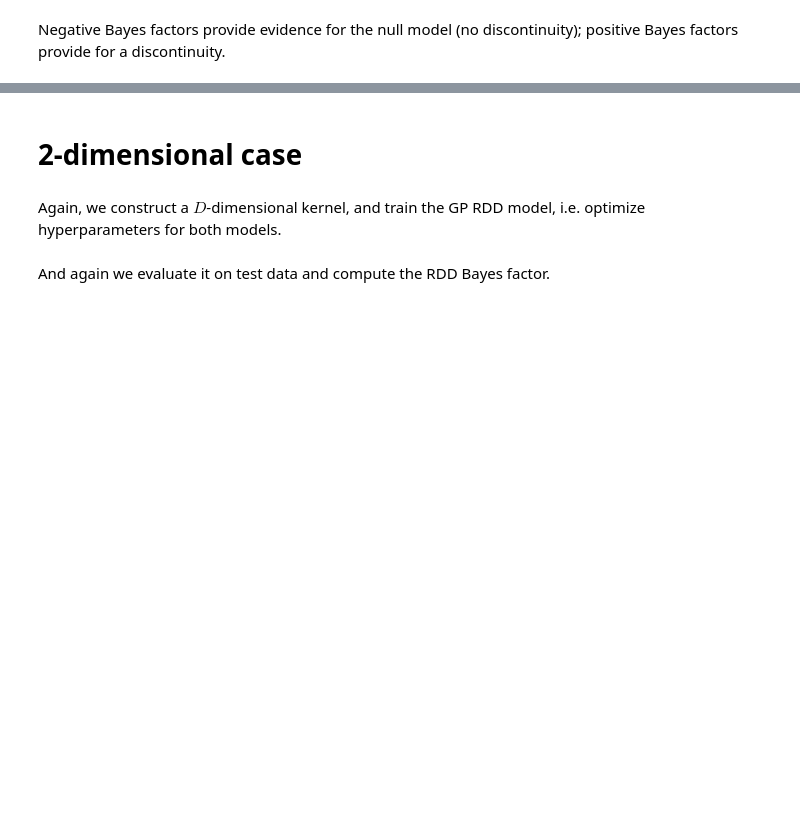
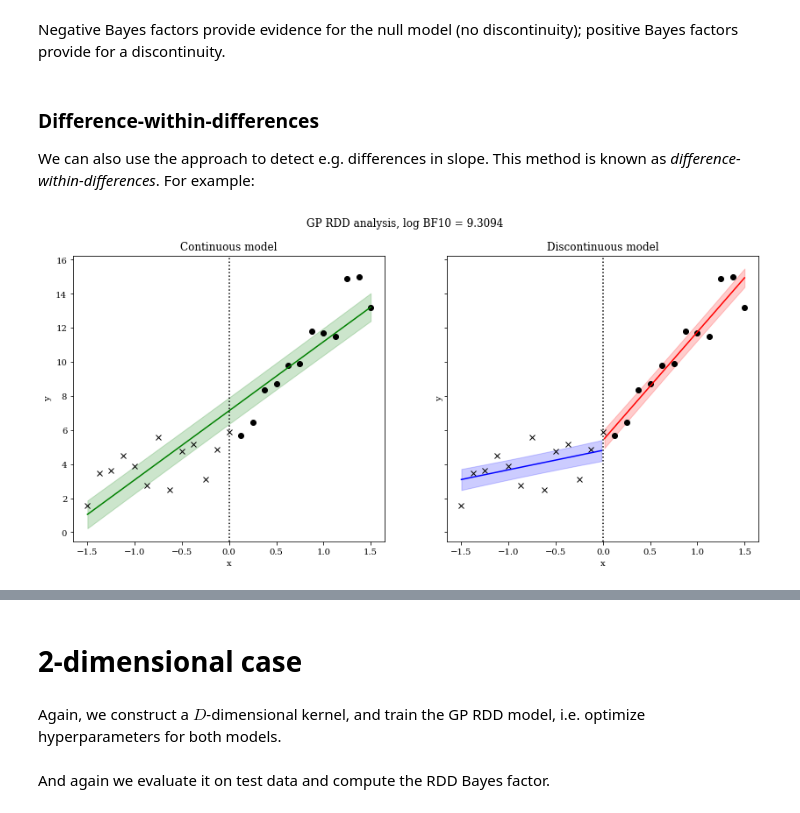
Before and after one commit to mhinne/GPRDD, a Jupyter notebook: GPRDD_notebook.ipynb, the cells around one changed output, grey strips where cells are left out. Saved outputs shown, nothing was run; the diff lists cells and outputs as text; code cells hidden in the pictures; blank space fills up the shorter version.

```diff
--- a/GPRDD_notebook.ipynb
+++ b/GPRDD_notebook.ipynb
@@ -69,2 +72,27 @@ gprdd.plot(x_test)
 # %% [markdown]
 Negative Bayes factors provide evidence for the null model (no discontinuity); positive Bayes factors provide for a discontinuity.
+# %% [markdown]
+### Difference-within-differences
+We can also use the approach to detect e.g. differences in slope. This method is known as *difference-within-differences*. For example:
+# %%
+def generate_data_1D_diffslope(n, labelFunc, slopeRatio=2.0):
+    xmin    = -1.5
+    xmax    = 1.5
+    x       = np.linspace(xmin, xmax, num=n)
+    noise   = np.random.normal(size=n)
+
+    b0, b1= (5, 1.7)
+    y = b0 + b1*x*np.logical_not(labelFunc(x)) + b1*slopeRatio*x*labelFunc(x) + noise
+
+    labels = labelFunc(x)
+
+    return x, y, labels
+#
+x, y, _ = generate_data_1D_diffslope(25, labelFunc, slopeRatio=4.0)
+
+kernel = get_kernel(kerneltype='Linear', D=D)
+gprdd = GPRDDAnalysis.GPRDDAnalysis(x, y, kernel, labelFunc)
+gprdd.train()
+gprdd.plot(x_test)
+# %% [output]
+[figure, added]
```
Also changed, not shown: parts of 11 cells of this notebook, 1 other file.
